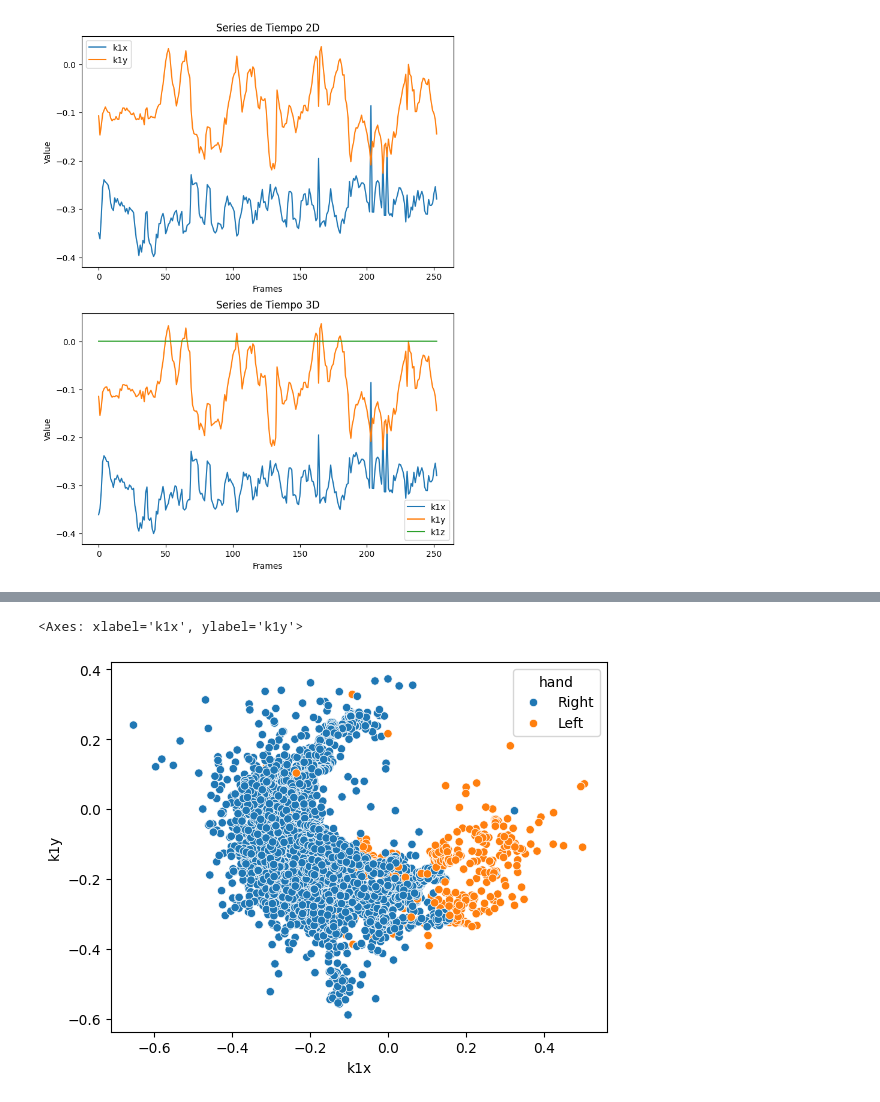
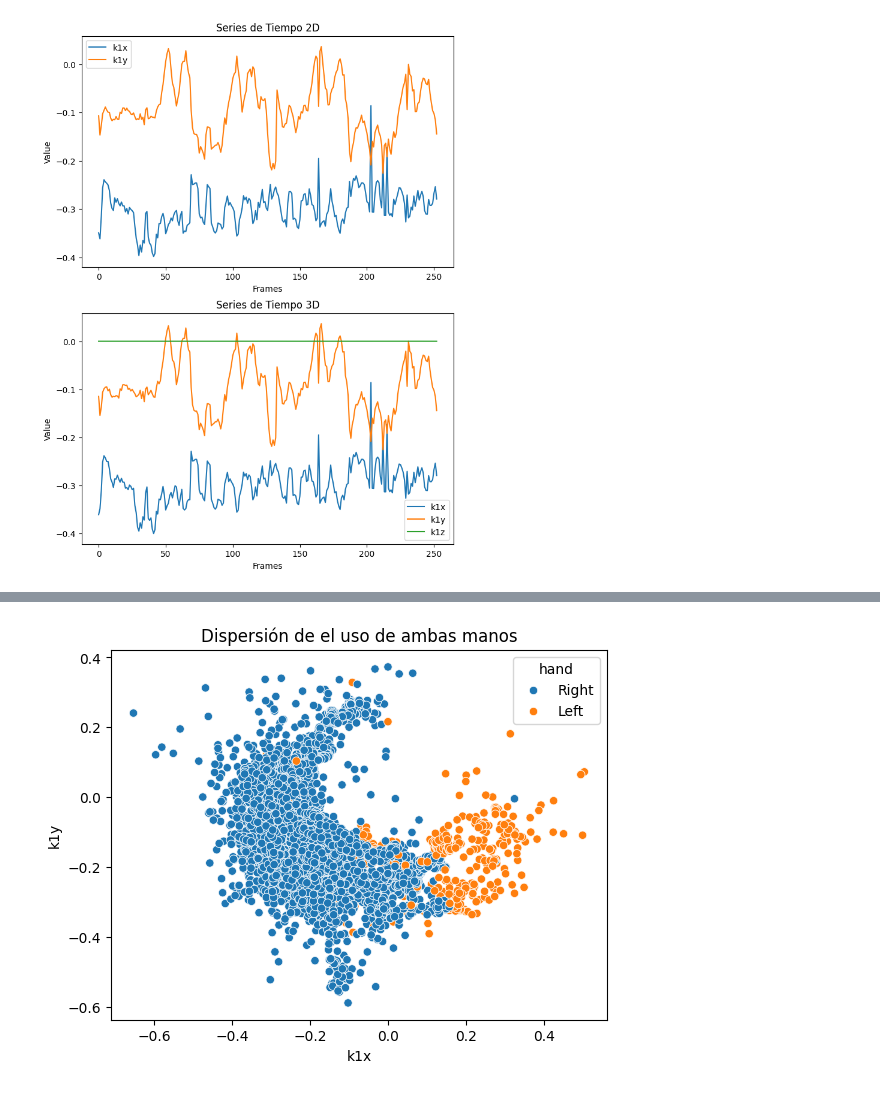
Before and after one commit to XxANTONIO73xX/CDI-Final, a Jupyter notebook: notebooks/notebook.ipynb, the cells around one changed output, grey strips where cells are left out. Cells and saved outputs as stored; diff of their text form; code cells hidden in the pictures.

```diff
--- a/notebooks/notebook.ipynb
+++ b/notebooks/notebook.ipynb
@@ -90,7 +104,8 @@ plt.show()
 # %%
 sns.scatterplot(df_2d, x='k1x', y='k1y', hue='hand')
+plt.title('Dispersión de el uso de ambas manos')
+plt.show()
 # %% [output]
-<Axes: xlabel='k1x', ylabel='k1y'>
-[figure, old version]
+[figure, new version]
 # %%
 sns.scatterplot(df_2d, x='k1x', y='k1y', hue='class')
```
Also changed, not shown: parts of 7 cells of this notebook.
